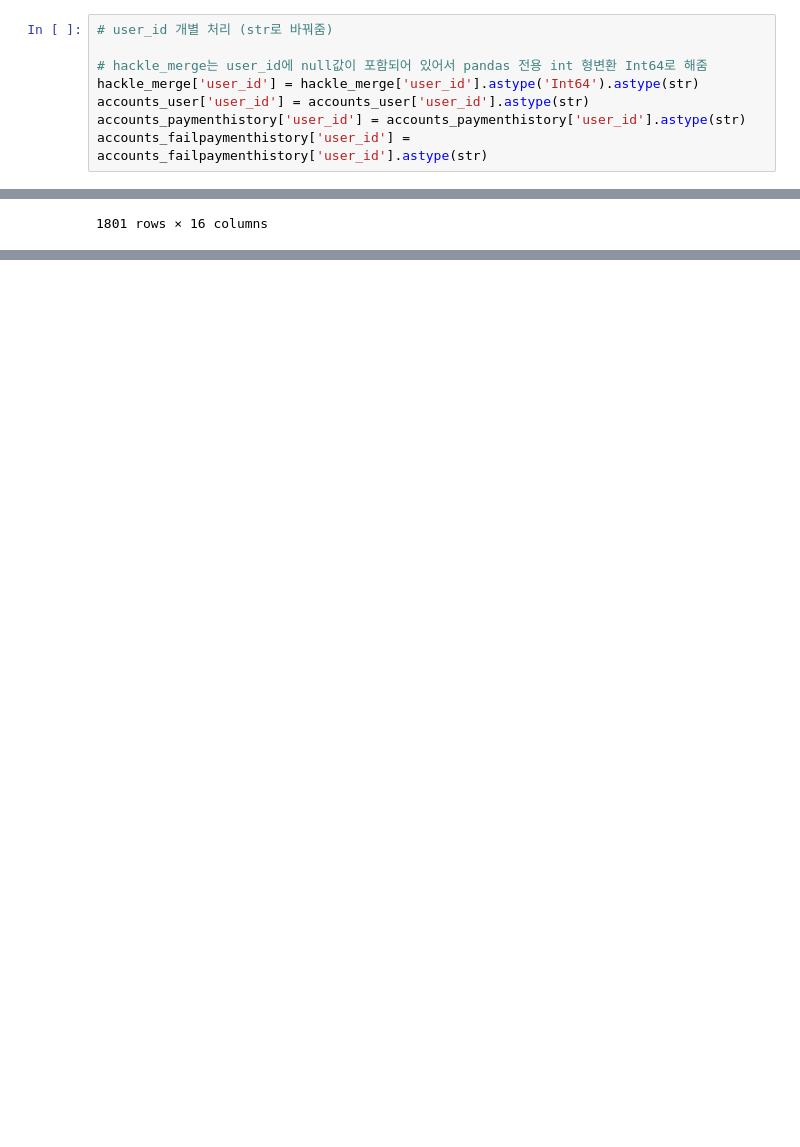
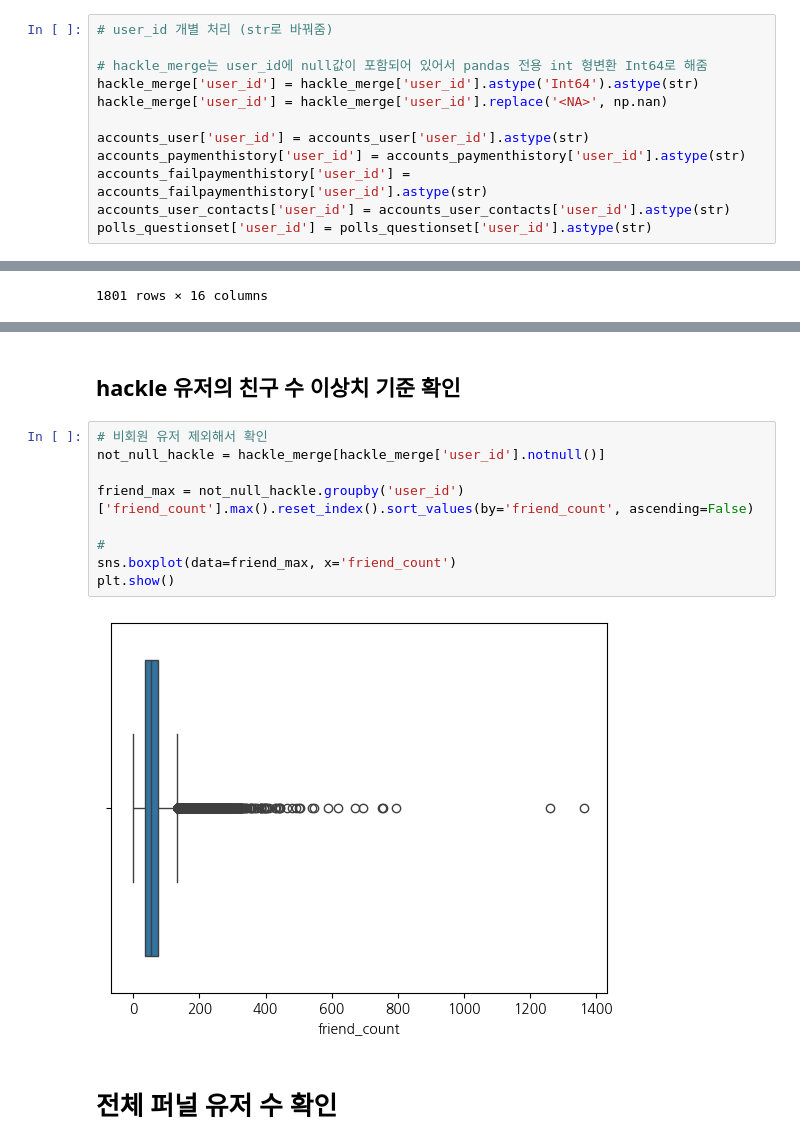
Before and after one commit to EtheriumArchive/Codeit_project, a Jupyter notebook: eda_eunsu_v4.ipynb, the cells around one changed output, grey strips where cells are left out. Saved outputs shown, nothing was run; the diff lists cells and outputs as text; blank space fills up the shorter version.

```diff
--- a/eda_eunsu_v4.ipynb
+++ b/eda_eunsu_v4.ipynb
@@ -90,9 +140,13 @@ memory usage: 6.4+ KB
 
 # hackle_merge는 user_id에 null값이 포함되어 있어서 pandas 전용 int 형변환 Int64로 해줌
 hackle_merge['user_id'] = hackle_merge['user_id'].astype('Int64').astype(str)
+hackle_merge['user_id'] = hackle_merge['user_id'].replace('<NA>', np.nan)
+
 accounts_user['user_id'] = accounts_user['user_id'].astype(str)
 accounts_paymenthistory['user_id'] = accounts_paymenthistory['user_id'].astype(str)
 accounts_failpaymenthistory['user_id'] = accounts_failpaymenthistory['user_id'].astype(str)
+accounts_user_contacts['user_id'] = accounts_user_contacts['user_id'].astype(str)
+polls_questionset['user_id'] = polls_questionset['user_id'].astype(str)
 # %%
 # 잘 처리됐는지 확인
 hackle_merge.info()
@@ -534,3 +587,18 @@ under_outlier_hackle[under_outlier_hackle['user_id'] == '967442'][colums]
 | 15306287 | Y7rvLcfCMBWCGlGqguDr59rNQoL2 | 967442 | 61001a1f-7b8b-4fce-94be-6f3c626b38fe | 2023-08-05 18:29:17 | view_lab_tap | 28.0 | 161.0 | 8517.0 |
 | 15306296 | Y7rvLcfCMBWCGlGqguDr59rNQoL2 | 967442 | 61001a1f-7b8b-4fce-94be-6f3c626b38fe | 2023-08-05 18:29:17 | view_questions_tap | 28.0 | 161.0 | 8517.0 |
 | 15306285 | Y7rvLcfCMBWCGlGqguDr59rNQoL2 | 967442 | 61001a1f-7b8b-4fce-94be-6f3c626b38fe | 2023-08-05 18:29:19 | click_attendance | 28.0 | 161.0 | 8517.0 |
+# %% [markdown]
+## hackle 유저의 친구 수 이상치 기준 확인
+# %%
+# 비회원 유저 제외해서 확인
+not_null_hackle = hackle_merge[hackle_merge['user_id'].notnull()]
+
+friend_max = not_null_hackle.groupby('user_id')['friend_count'].max().reset_index().sort_values(by='friend_count', ascending=False)
+
+#
+sns.boxplot(data=friend_max, x='friend_count')
+plt.show()
+# %% [output]
+[figure, added]
+# %% [markdown]
+# 전체 퍼널 유저 수 확인
```
Also changed, not shown: parts of 26 cells of this notebook.
